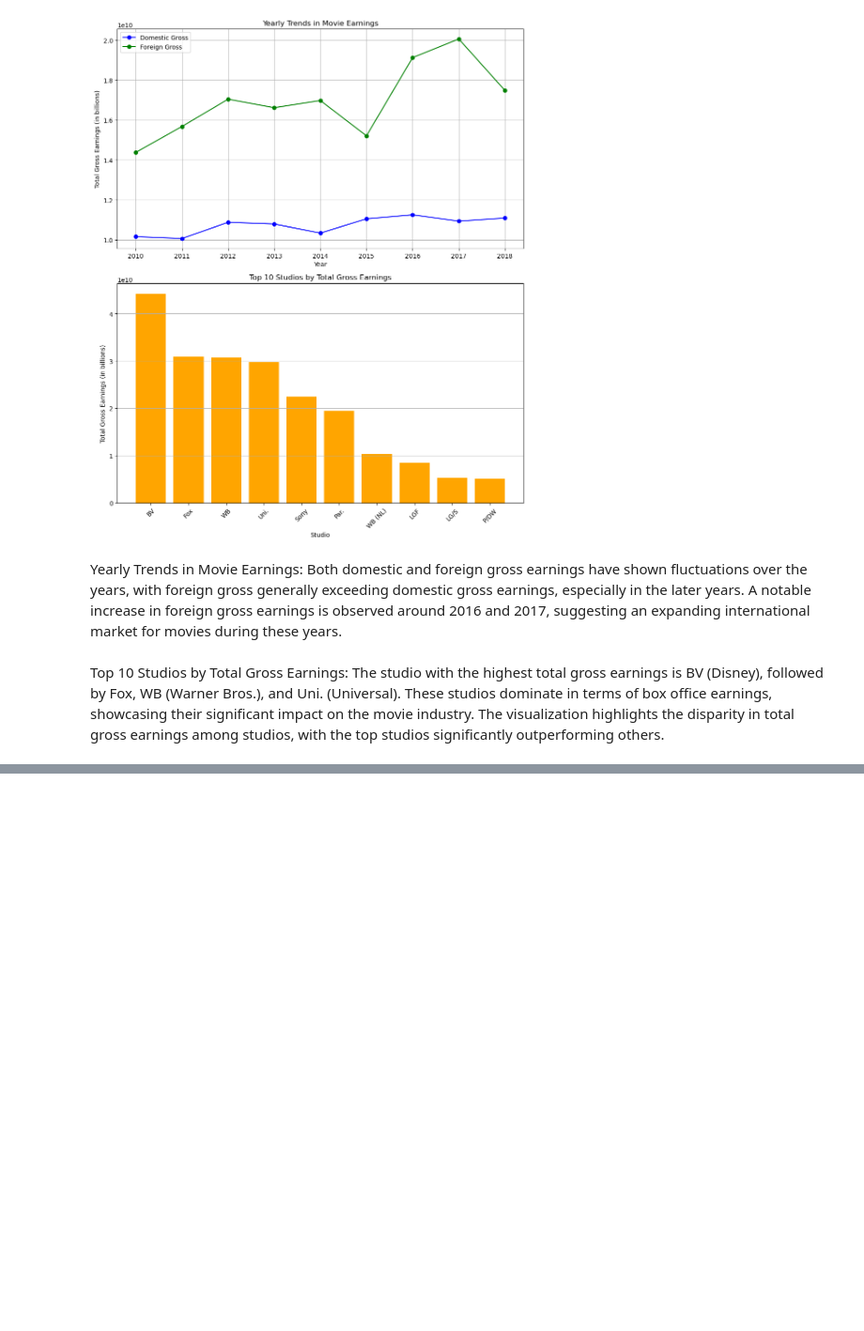
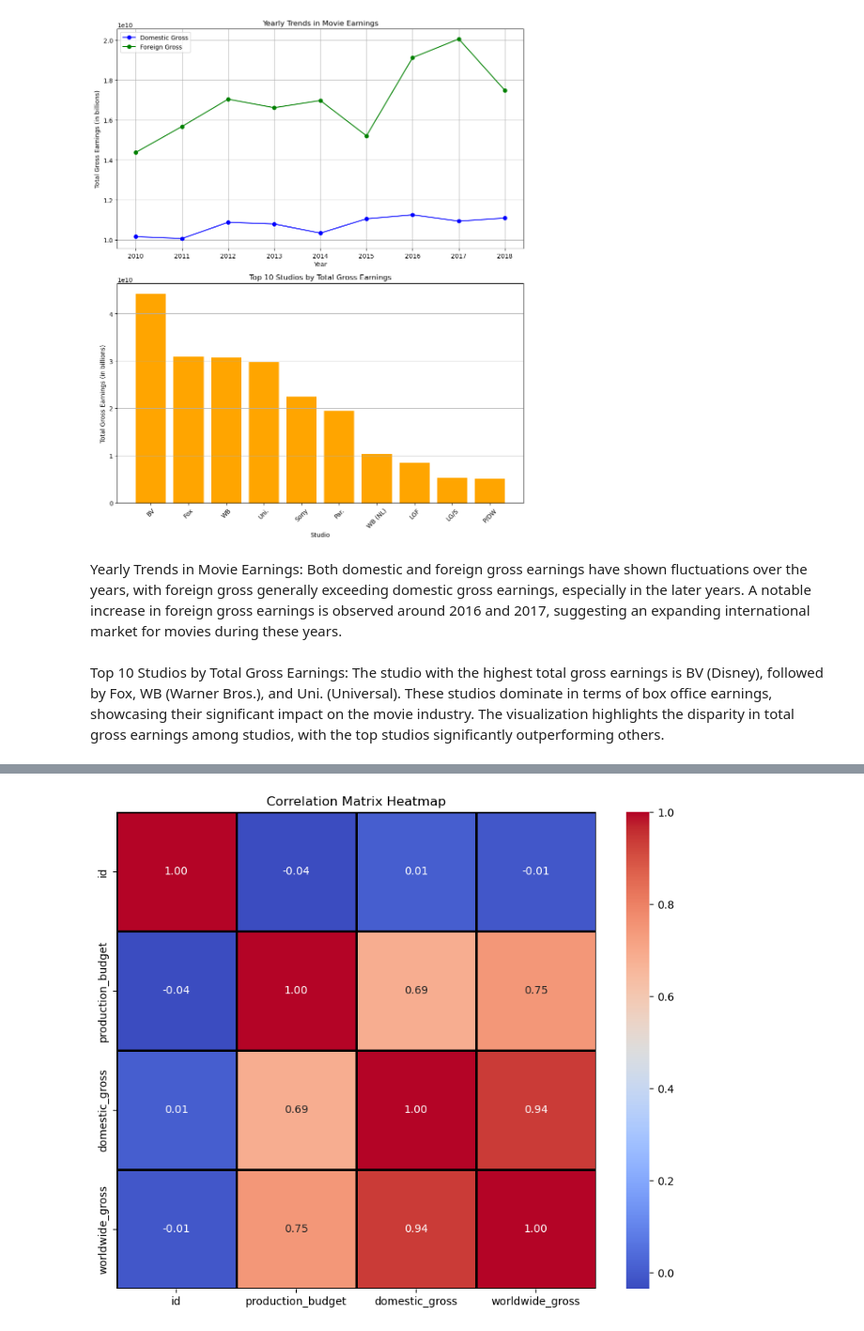
Before and after one commit to Muthama42/phase-1-project, a Jupyter notebook: student.ipynb, the cells around one changed output, grey strips where cells are left out. Shown at 94% size. Saved outputs shown, nothing was run; the diff lists cells and outputs as text; code cells hidden in the pictures; blank space fills up the shorter version.

```diff
--- a/student.ipynb
+++ b/student.ipynb
@@ -463,0 +571,8 @@ The visualization highlights the disparity in total gross earnings among studios
+# %%
+db_path4 = r'C:\Users\HP\Documents\GitHub\phase-1-project\zippedData\tn.movie_budgets.csv\tn.movie_budgets.csv'
+# Load the dataset
+tn_movie_budgets_df = pd.read_csv(db_path4)
+
+# Display the first few rows of the dataframe to understand its structure and contents
+tn_movie_budgets_df.info()
+tn_movie_budgets_df.head()
@@ -463,0 +602,7 @@ The visualization highlights the disparity in total gross earnings among studios
+# %%
+
+
+tn_movie_budgets_df = tn_movie_budgets_df.sort_values(by=['worldwide_gross','domestic_gross','production_budget'],ascending=[False,False,True])
+h = tn_movie_budgets_df.head()
+d = tn_movie_budgets_df.describe()
+h,d
@@ -463,0 +641,14 @@ The visualization highlights the disparity in total gross earnings among studios
+# %%
+# Select only numeric columns for the correlation matrix
+numeric_df = tn_movie_budgets_df.select_dtypes(include=['float64', 'int64'])
+
+# Create the correlation matrix from the numeric DataFrame
+correlation_matrix = numeric_df.corr()
+
+# Display the correlation matrix
+plt.figure(figsize=(10, 8))
+sns.heatmap(correlation_matrix, annot=True, cmap='coolwarm', fmt=".2f", linewidths=2, linecolor='black')
+plt.title('Correlation Matrix Heatmap')
+plt.show()
+# %% [output]
+[figure, added]
```
Also changed, not shown: parts of 13 cells of this notebook.
